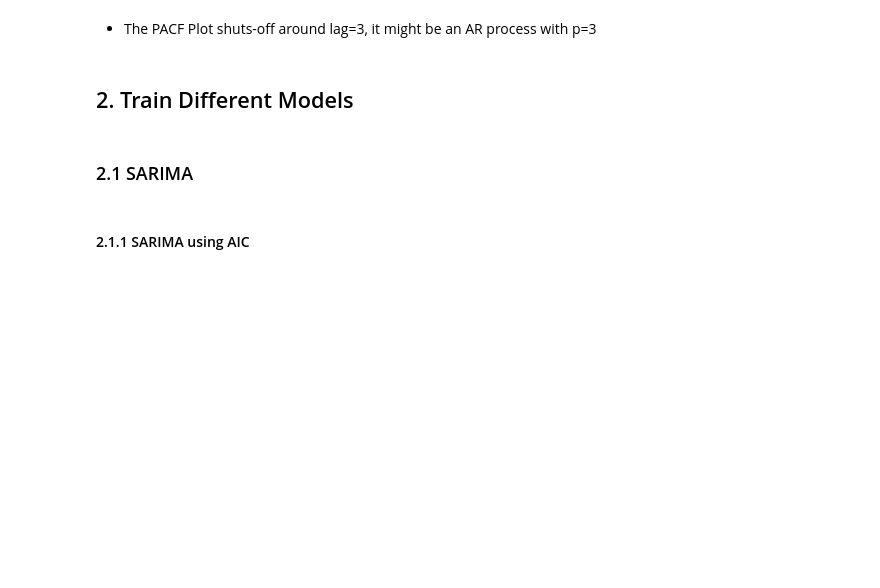
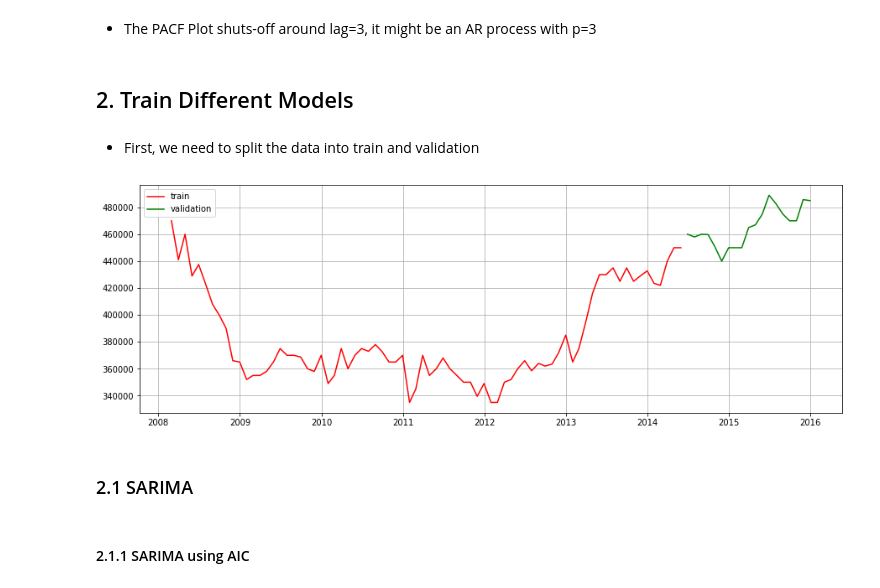
Before and after one commit to easternRainy/Zillow-TS-Prj, a Jupyter notebook: Template.ipynb, the cells around one changed output. Saved outputs shown, nothing was run; the diff lists cells and outputs as text; code cells hidden in the pictures; blank space fills up the shorter version.

Commit message:
train val split

```diff
--- a/Template.ipynb
+++ b/Template.ipynb
@@ -79,6 +79,17 @@ plt.show()
 - The PACF Plot shuts-off around lag=3, it might be an AR process with p=3
 # %% [markdown]
 ## 2. Train Different Models
+# %% [markdown]
+- First, we need to split the data into train and validation
+# %%
+df_train, df_val, _ = train_val_test_split(df_train_one_col, train_rate=0.8, val_rate=0.2, shuffle=False)
+# %%
+fig, ax = plt.subplots(figsize=(15,5))
+plot_train_val_test(df_train, df_val, df_test=None, ax=ax)
+ax.grid()
+plt.show()
+# %% [output]
+[figure, added]
 # %% [markdown]
 ### 2.1 SARIMA
 # %% [markdown]
```
